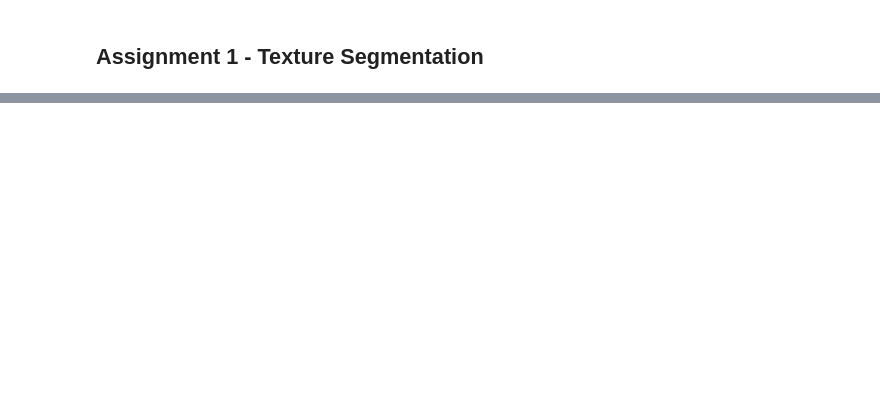
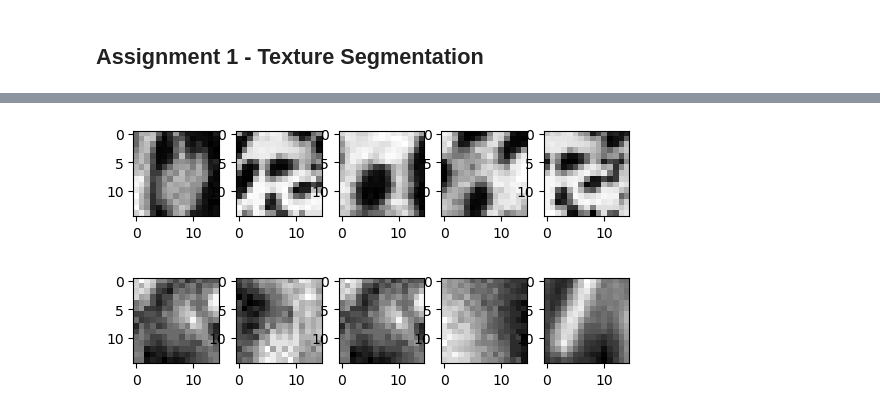
Before and after one commit to PoraRee/chulacv2022, a Jupyter notebook: Lab 6- Texture.ipynb, the cells around one changed output, grey strips where cells are left out. Drawn from its saved outputs; the diff is of its cells as text; code cells hidden in the pictures; blank space fills up the shorter version.

```diff
--- a/Lab 6- Texture.ipynb
+++ b/Lab 6- Texture.ipynb
@@ -306,0 +398,44 @@ axarr[2].imshow(nonleopardPatch3, cmap='gray')
+# %%
+kernelSize = 15
+
+leopardPatchesSize = 20
+leopardPatches = []
+skinzones = np.random.randint(low=0, high=len(skinStartPoints), size=leopardPatchesSize)
+
+for zoneidx in skinzones:
+    x = np.random.randint(low = skinStartPoints[zoneidx][0], high = skinEndPoints[zoneidx][0]-kernelSize)
+    y = np.random.randint(low = skinStartPoints[zoneidx][1], high = skinEndPoints[zoneidx][1]-kernelSize)
+    leopardPatch = leopardImage[y:y+kernelSize, x:x+kernelSize]
+    leopardPatches.append(leopardPatch)
+leopardPatches = np.array(leopardPatches)
+
+nonleopardPatchesSize = 20
+nonleopardPatches = []
+nonskinzones = np.random.randint(low=0, high=len(nonskinStartPoints), size=nonleopardPatchesSize)
+
+for zoneidx in nonskinzones:
+    x = np.random.randint(low = nonskinStartPoints[zoneidx][0], high = nonskinEndPoints[zoneidx][0]-kernelSize)
+    y = np.random.randint(low = nonskinStartPoints[zoneidx][1], high = nonskinEndPoints[zoneidx][1]-kernelSize)
+    nonleopardPatch = leopardImage[y:y+kernelSize, x:x+kernelSize]
+    nonleopardPatches.append(nonleopardPatch)
+nonleopardPatches = np.array(nonleopardPatches)
+# %%
+skinSubplotSize = 5
+nonskinSubplotSize = 5
+sampleLeopardPatchIdx = np.random.randint(leopardPatches.shape[0], size = skinSubplotSize)
+samplenonLeopardPatchIdx = np.random.randint(nonleopardPatches.shape[0], size = skinSubplotSize)
+
+for i in range(skinSubplotSize):
+    sampleLeopardPatch = leopardPatches[sampleLeopardPatchIdx[i]]
+    plt.subplot(1, skinSubplotSize, i+1)
+    plt.imshow(sampleLeopardPatch, cmap='gray')
+plt.show()
+
+for i in range(nonskinSubplotSize):
+    samplenonLeopardPatch = nonleopardPatches[samplenonLeopardPatchIdx[i]]
+    plt.subplot(1, nonskinSubplotSize, i+1)
+    plt.imshow(samplenonLeopardPatch, cmap='gray')
+plt.show()
+# %% [output]
+[figure, added]
+[figure, added]
```
Also changed, not shown: parts of 24 cells of this notebook.
